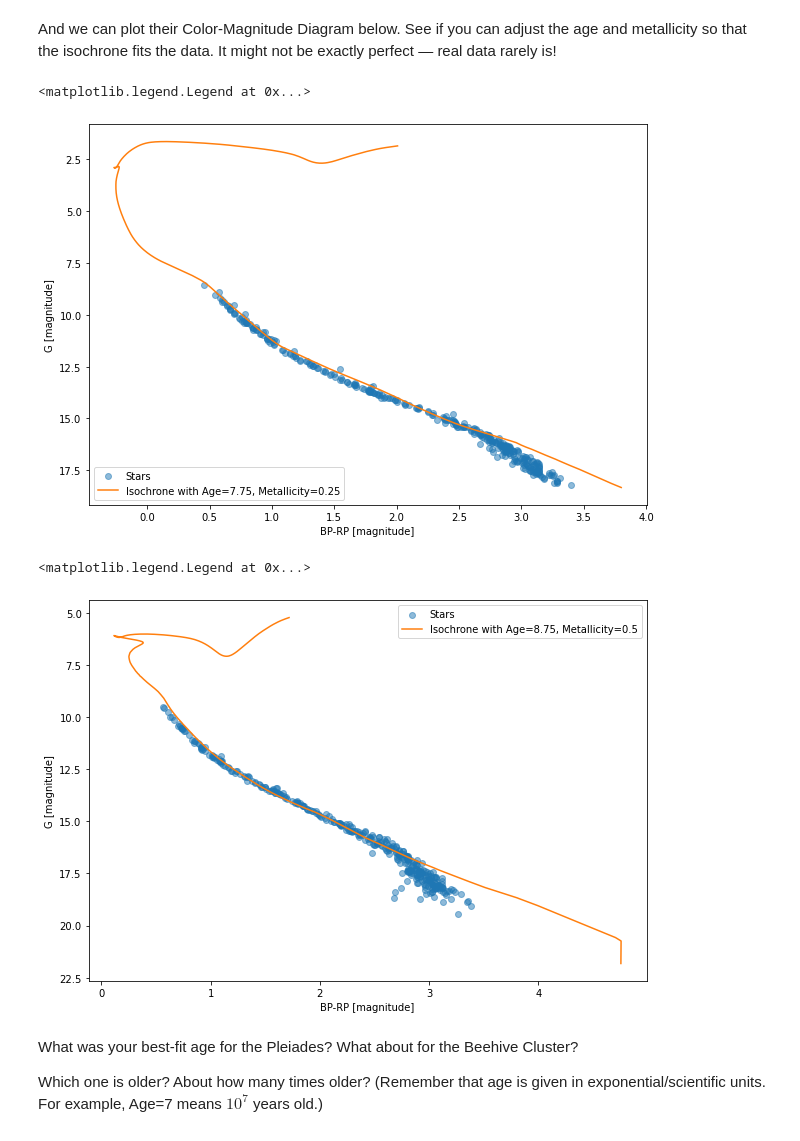
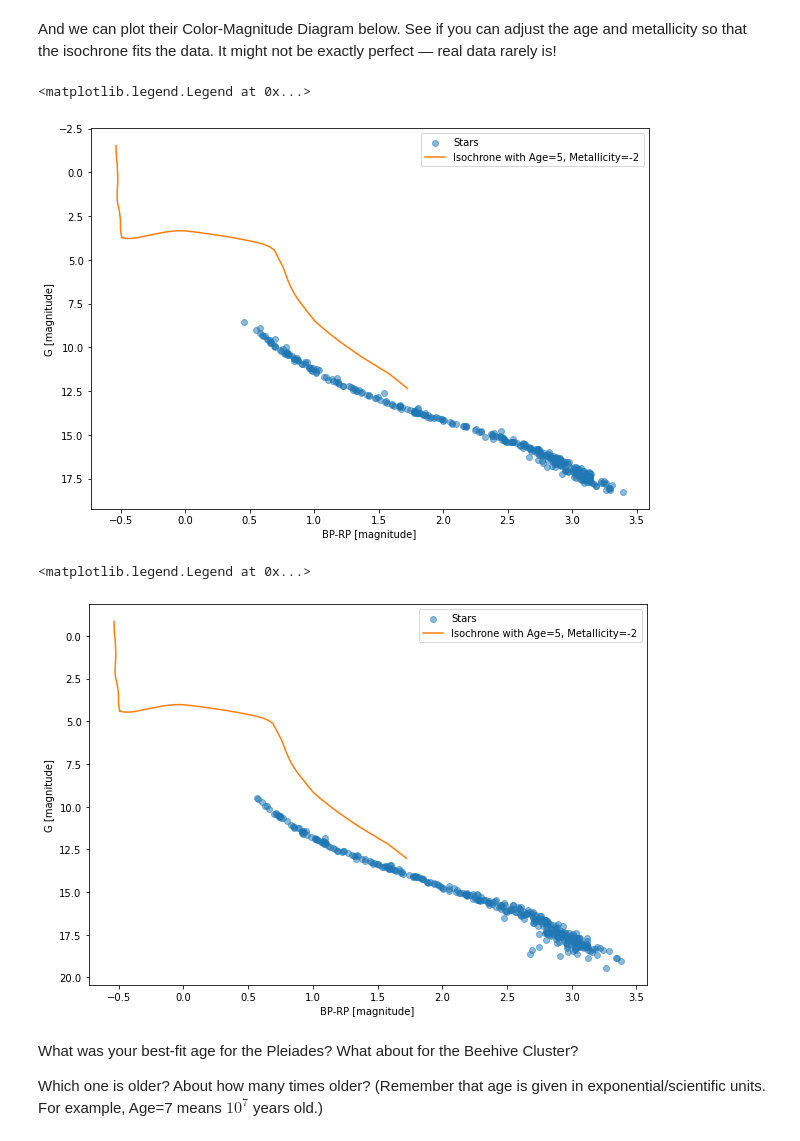
Before and after one commit to bclevine/WISE-2023, a Jupyter notebook: WISE_HR_notebook.ipynb, the cells around one changed output. Drawn from its saved outputs; the diff is of its cells as text; code cells hidden in the pictures.

```diff
--- a/WISE_HR_notebook.ipynb
+++ b/WISE_HR_notebook.ipynb
@@ -111,22 +111,22 @@ plot_positions(pleiades)
 # %% [markdown]
 And we can plot their Color-Magnitude Diagram below. See if you can adjust the age and metallicity so that the isochrone fits the data. It might not be exactly perfect — real data rarely is!
 # %%
-AGE = 7.75
-METALLICITY = .25
+AGE = 5
+METALLICITY = -2
 
 g, bp, rp, b, v, r = get_isochrone(AGE, METALLICITY, 444.2*u.lightyear) # <- here, I put in the distance to the Pleiades for you...
 plot_CMD(pleiades)
 plt.plot(bp-rp, g, color='C1', label=f'Isochrone with Age={AGE}, Metallicity={METALLICITY}')
 plt.legend()
 # %% [output]
 <matplotlib.legend.Legend at 0x...>
-[figure, old version]
+[figure, new version]
 # %%
 # Load in our data:
 praesepe = pd.read_csv('praesepe.csv')
 # %%
-AGE = 8.75
-METALLICITY = .5
+AGE = 5
+METALLICITY = -2
 
 g, bp, rp, b, v, r = get_isochrone(AGE, METALLICITY, 610*u.lightyear) # <- here, I put in the distance to the Praesepe Cluster for you...
 plot_CMD(praesepe)
@@ -135,7 +135,7 @@ plt.plot(bp-rp, g, color='C1', label=f'Isochrone with Age={AGE}, Metallicity={ME
 plt.legend()
 # %% [output]
 <matplotlib.legend.Legend at 0x...>
-[figure, old version]
+[figure, new version]
 # %% [markdown]
 What was your best-fit age for the Pleiades? What about for the Beehive Cluster?
 
```
Also changed, not shown: parts of 1 cell of this notebook.
